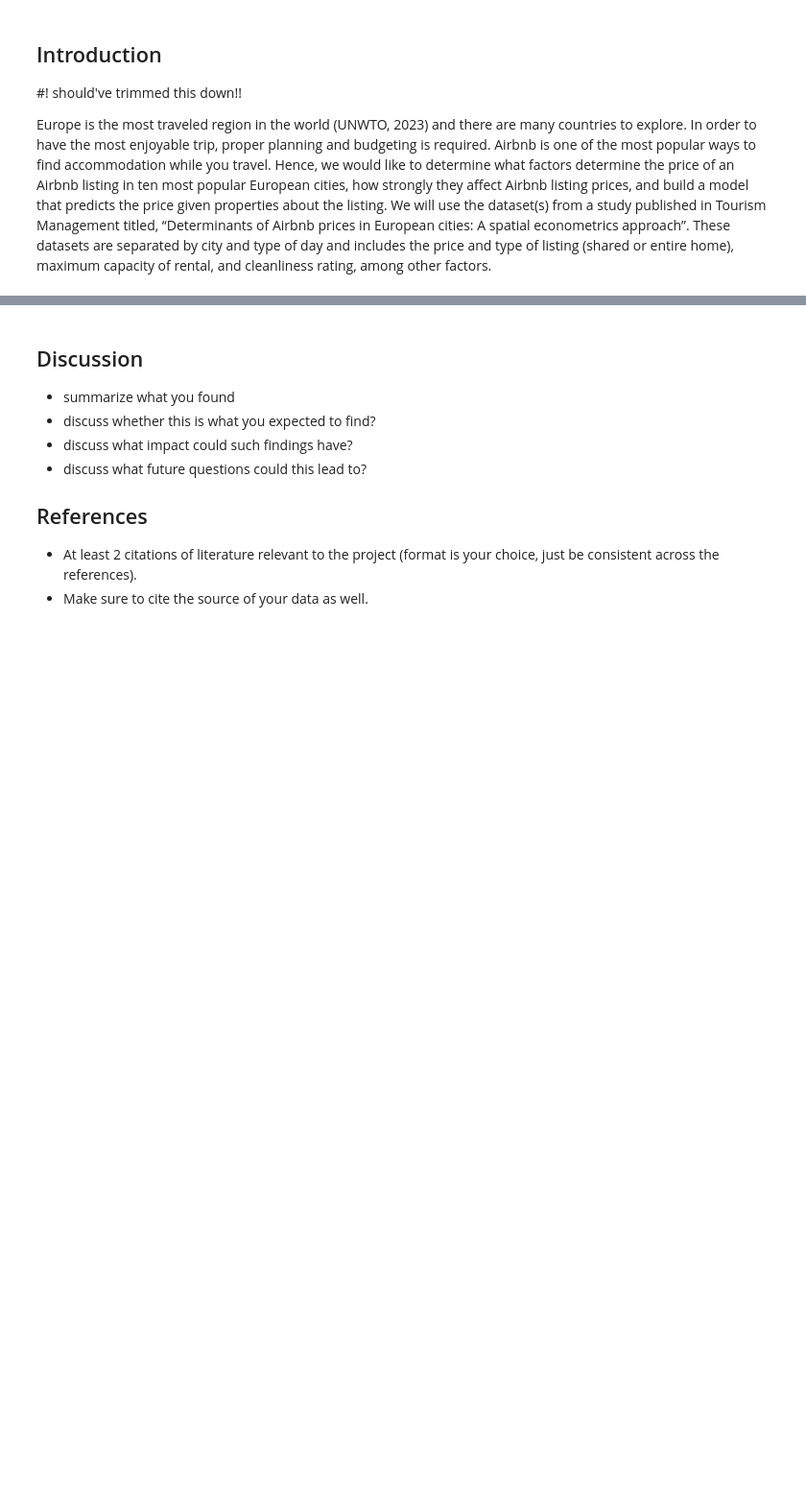
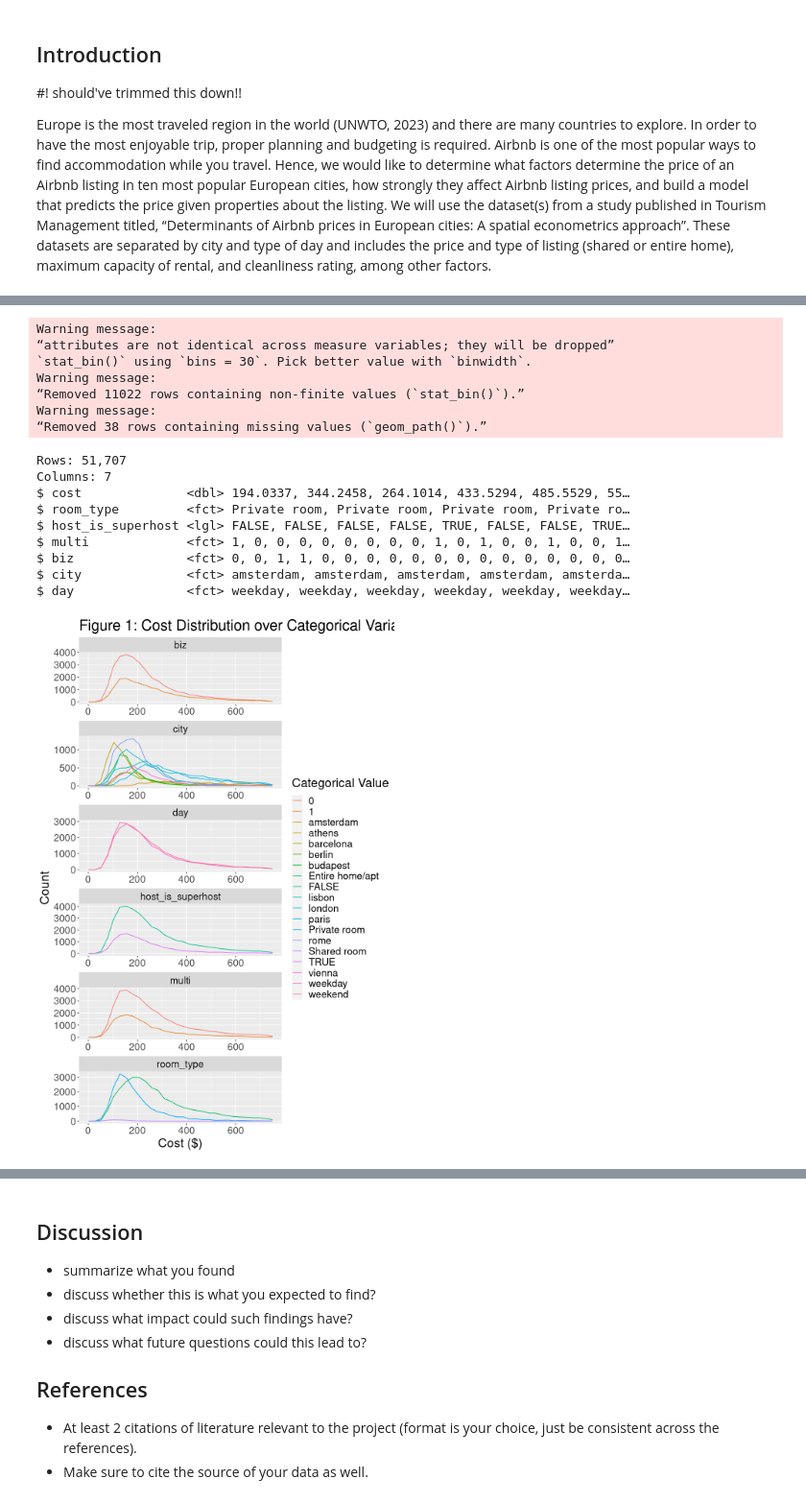
Before and after one commit to Z0rb14n/DSCI-100-Project, a Jupyter notebook: FinalReport.ipynb, the cells around one changed output, grey strips where cells are left out. Shown: that part at 96% size. Drawn from its saved outputs; the diff is of its cells as text; code cells hidden in the pictures; blank space fills up the shorter version.

```diff
--- a/FinalReport.ipynb
+++ b/FinalReport.ipynb
@@ -90,0 +94,41 @@ Europe is the most traveled region in the world (UNWTO, 2023) and there are many
+# %%
+#############################################              #############################################
+############################################# TODO CLEANUP #############################################
+#############################################              #############################################
+
+options(repr.plot.width = 8, repr.plot.height = 12)
+
+airbnb_categorical <- airbnb_clean |>
+    select(-person_capacity, -cleanliness_rating, -guest_satisfaction_overall, -bedrooms, -dist_from_city_centre, -metro_dist, -attraction_index, -restaurant_index, -lng, -lat)
+
+# https://stackoverflow.com/questions/24648729/plot-one-numeric-variable-against-n-numeric-variables-in-n-plots
+# can't use ggpairs since we only want against ONE variable
+# also ggpairs takes ages + only numeric lol
+airbnb_categorical |>
+    gather(-cost, key = "variable", value = "value") |>
+    ggplot(aes(cost, color = value)) +
+        geom_freqpoly() +
+        facet_wrap(~variable, scales = "free", ncol = 1) +
+        xlim(0,750) + # want smaller axes
+        labs(x = "Cost ($)", y = "Count", color = "Categorical Value", title = "Figure 1: Cost Distribution over Categorical Variables") +
+        theme(text = element_text(size = 20))
+
+glimpse(airbnb_categorical);
+# %% [output]
+Warning message:
+“attributes are not identical across measure variables; they will be dropped”
+`stat_bin()` using `bins = 30`. Pick better value with `binwidth`.
+Warning message:
+“Removed 11022 rows containing non-finite values (`stat_bin()`).”
+Warning message:
+“Removed 38 rows containing missing values (`geom_path()`).”
+Rows: 51,707
+Columns: 7
+$ cost              <dbl> 194.0337, 344.2458, 264.1014, 433.5294, 485.5529, 55…
+$ room_type         <fct> Private room, Private room, Private room, Private ro…
+$ host_is_superhost <lgl> FALSE, FALSE, FALSE, FALSE, TRUE, FALSE, FALSE, TRUE…
+$ multi             <fct> 1, 0, 0, 0, 0, 0, 0, 0, 0, 1, 0, 1, 0, 0, 1, 0, 0, 1…
+$ biz               <fct> 0, 0, 1, 1, 0, 0, 0, 0, 0, 0, 0, 0, 0, 0, 0, 0, 0, 0…
+$ city              <fct> amsterdam, amsterdam, amsterdam, amsterdam, amsterda…
+$ day               <fct> weekday, weekday, weekday, weekday, weekday, weekday…
+[figure, added]
```
Also changed, not shown: parts of 11 cells of this notebook.
